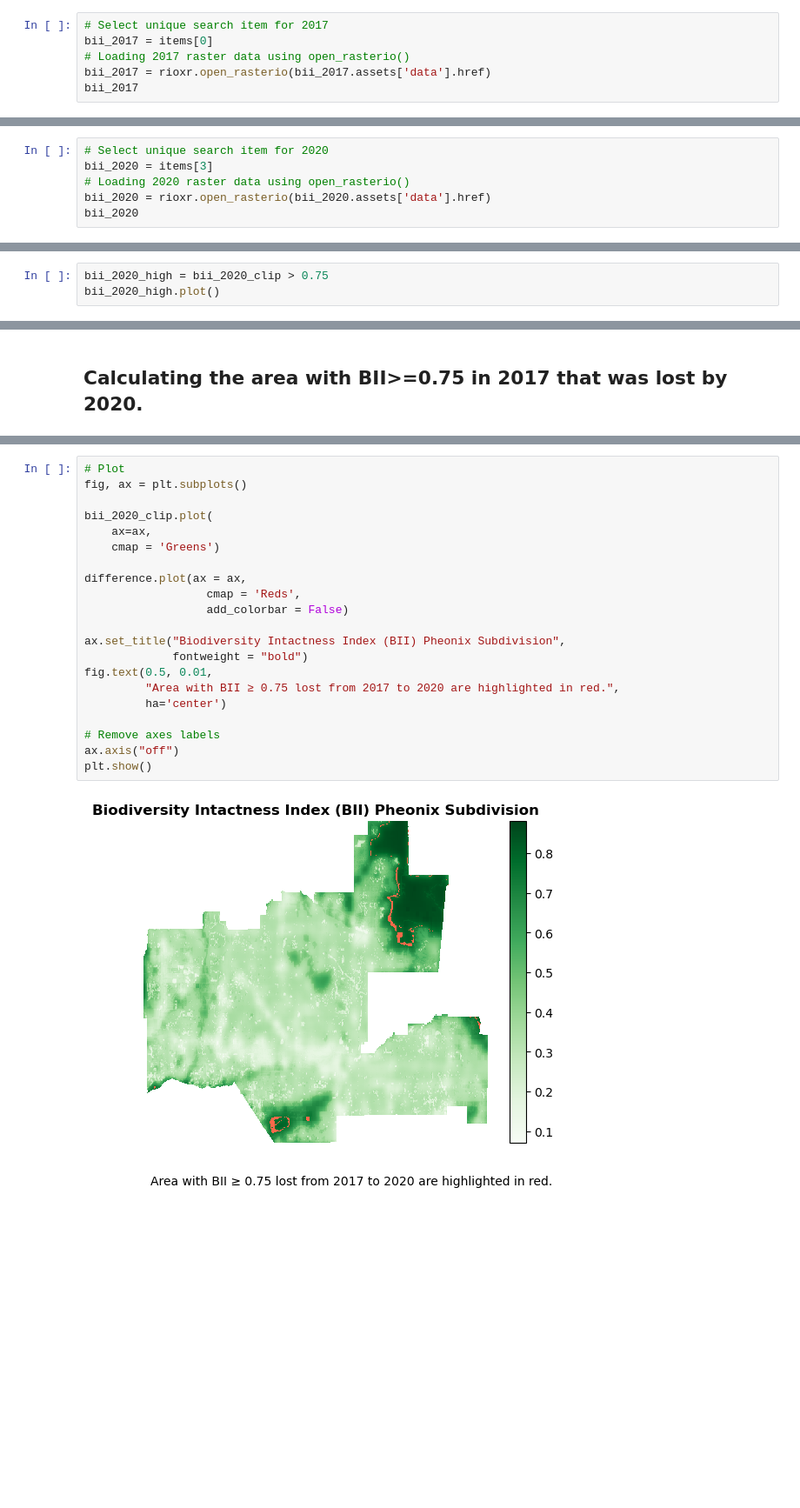
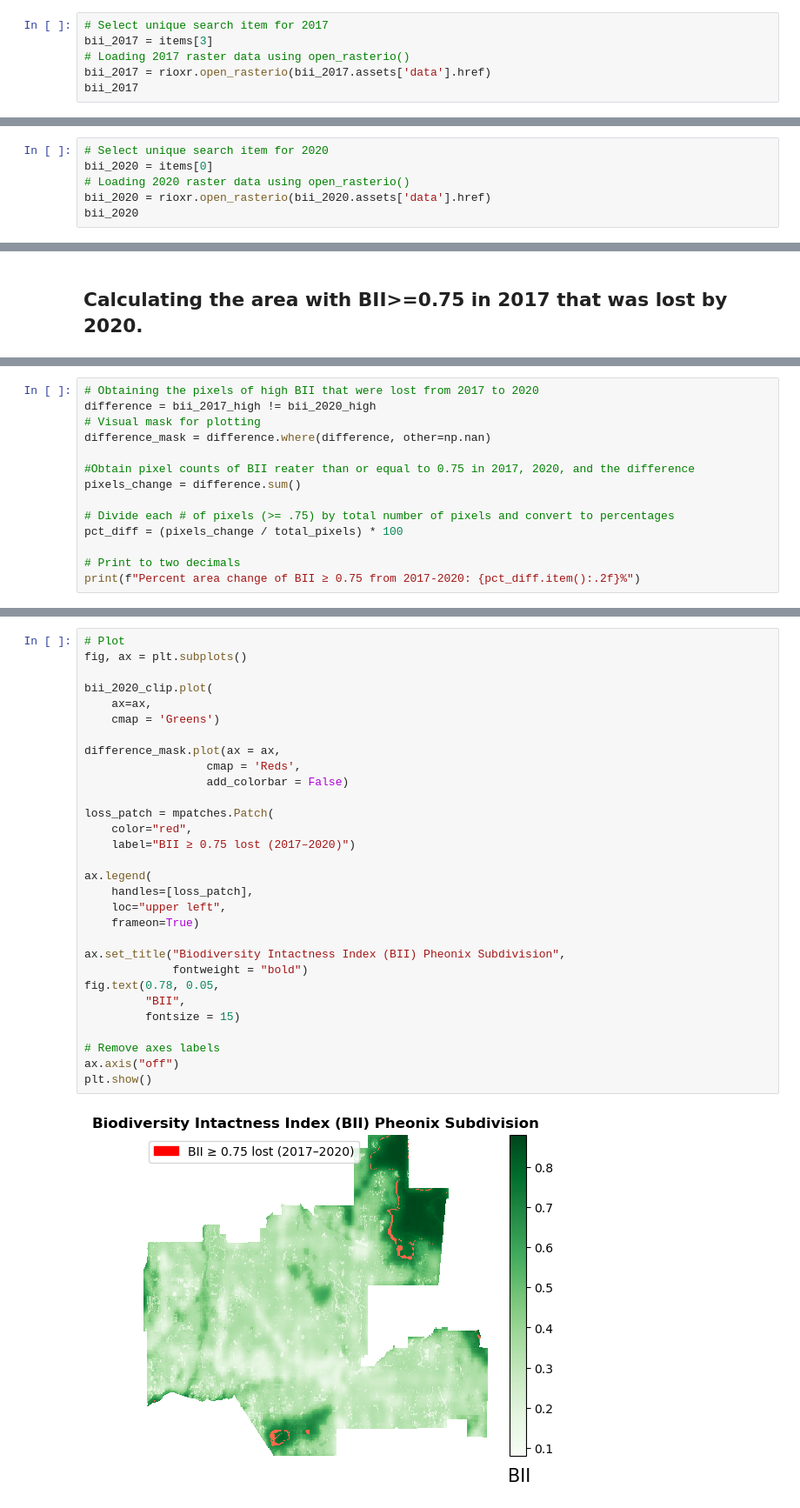
Before and after one commit to sandovaljoaquin/biodiversity-intactness-index-change, a Jupyter notebook: biodiversity_index.ipynb, the cells around one changed output, grey strips where cells are left out. Shown at 87% size. Cells and saved outputs as stored; diff of their text form; blank space fills up the shorter version.

```diff
--- a/biodiversity_index.ipynb
+++ b/biodiversity_index.ipynb
@@ -108,6 +141,6 @@ Returned 4 Items
 # %%
 # Select unique search item for 2017
-bii_2017 = items[0]
+bii_2017 = items[3]
 # Loading 2017 raster data using open_rasterio()
 bii_2017 = rioxr.open_rasterio(bii_2017.assets['data'].href)
 bii_2017
@@ -125,7 +158,7 @@ Attributes:
     add_offset:     0.0
 # %%
 # Select unique search item for 2020
-bii_2020 = items[3]
+bii_2020 = items[0]
 # Loading 2020 raster data using open_rasterio()
 bii_2020 = rioxr.open_rasterio(bii_2020.assets['data'].href)
 bii_2020
@@ -187,3 +233,0 @@ This is a visualization of the areas in Pheonix that have values of BII greater
-# %%
-bii_2020_high = bii_2020_clip > 0.75
-bii_2020_high.plot()
@@ -207,0 +253,14 @@ These values  represent areas that had BII>=0.75 in 2017 but not in 2020.
+# %%
+# Obtaining the pixels of high BII that were lost from 2017 to 2020
+difference = bii_2017_high != bii_2020_high
+# Visual mask for plotting
+difference_mask = difference.where(difference, other=np.nan)
+
+#Obtain pixel counts of BII reater than or equal to 0.75 in 2017, 2020, and the difference
+pixels_change = difference.sum()
+
+# Divide each # of pixels (>= .75) by total number of pixels and convert to percentages
+pct_diff = (pixels_change / total_pixels) * 100
+
+# Print to two decimals
+print(f"Percent area change of BII ≥ 0.75 from 2017‑2020: {pct_diff.item():.2f}%")
@@ -211,23 +281,32 @@ Plot the 2020 Biodiversity Intactness Index (BII) Phoenix Subdivision and area w
 # %%
 # Plot
 fig, ax = plt.subplots()
 
 bii_2020_clip.plot(
     ax=ax,
     cmap = 'Greens')
 
-difference.plot(ax = ax,
+difference_mask.plot(ax = ax,
                   cmap = 'Reds',
                   add_colorbar = False)
 
+loss_patch = mpatches.Patch(
+    color="red",
+    label="BII ≥ 0.75 lost (2017–2020)")
+
+ax.legend(
+    handles=[loss_patch],
+    loc="upper left",
+    frameon=True)
+
 ax.set_title("Biodiversity Intactness Index (BII) Pheonix Subdivision",
              fontweight = "bold")
-fig.text(0.5, 0.01,
-         "Area with BII ≥ 0.75 lost from 2017 to 2020 are highlighted in red.",
-         ha='center')
+fig.text(0.78, 0.05,
+         "BII",
+         fontsize = 15)
 
 # Remove axes labels
 ax.axis("off")
 plt.show()
 # %% [output]
-[figure, old version]
+[figure, new version]
```
Also changed, not shown: parts of 27 cells of this notebook.
